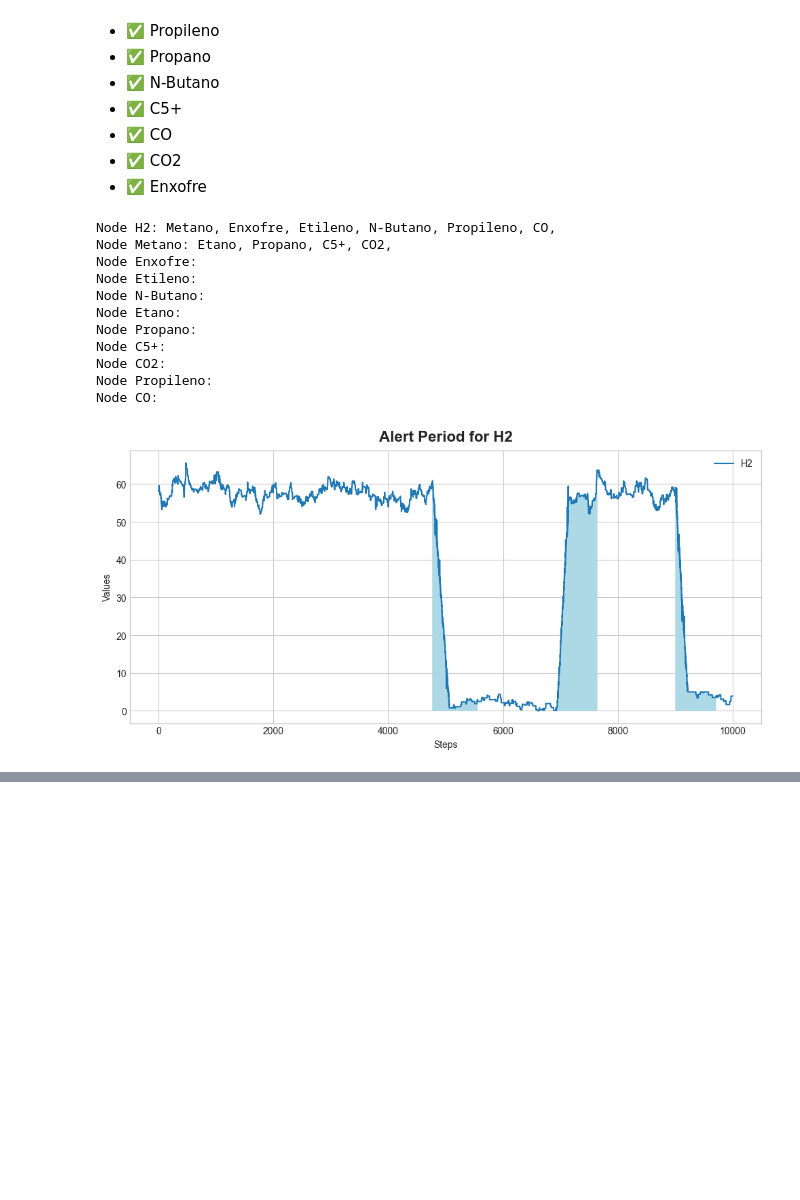
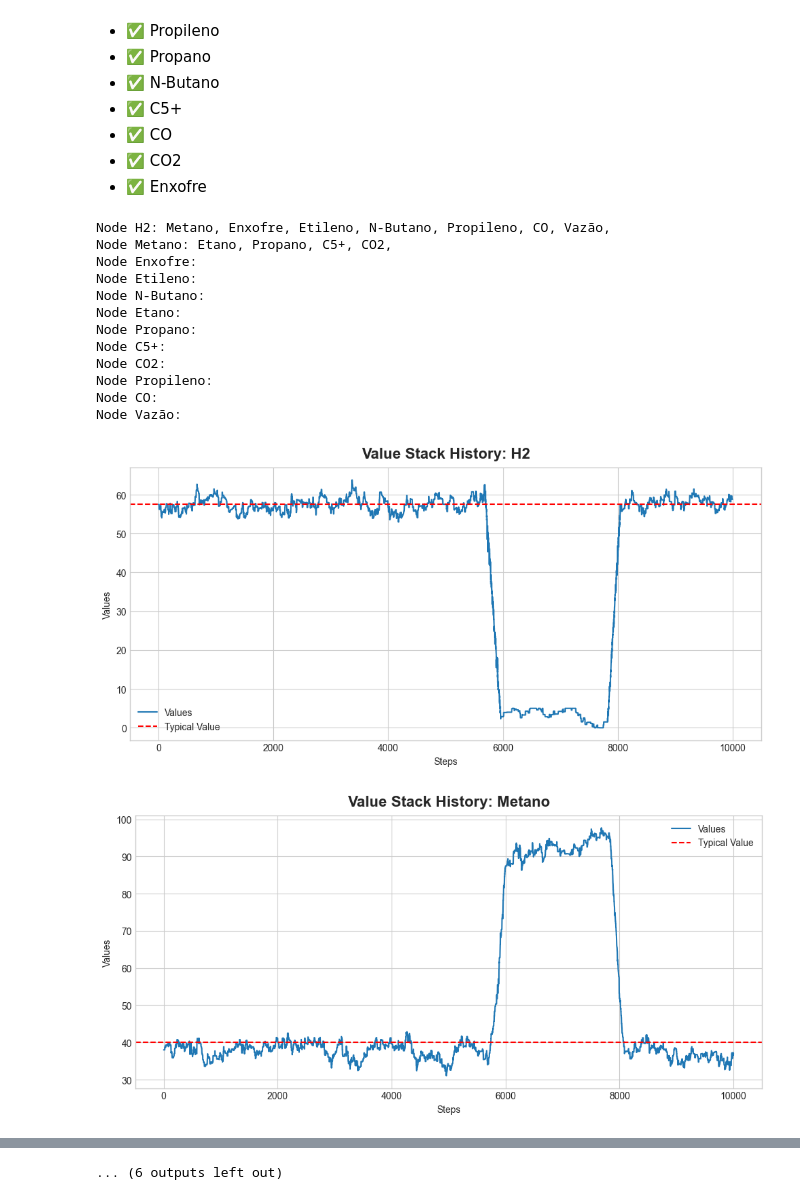
Before and after one commit to gust-vaz/IC_RL_project, a Jupyter notebook: simulador_draft.ipynb, the cells around one changed output, grey strips where cells are left out. Cells and saved outputs as stored; diff of their text form; code cells hidden in the pictures; blank space fills up the shorter version.

```diff
--- a/simulador_draft.ipynb
+++ b/simulador_draft.ipynb
@@ -171,8 +171,21 @@ relation10 = CorrelacaoDownGrowing(correlation=0.5,
                                    back_typical_prob=0.7,
                                    back_typical_range=(-0.02,0.02))
 
+vazao = LittleVariation(lower_bound=3,
+                       upper_bound=10,
+                       typical_value=7,
+                       name="Vazão",
+                       theta=1,
+                       steps_range=(5,10))
+relation11 = CorrelacaoGreatLittle(correlation=0.92,
+                                   typical_bias=0.1,
+                                   typical_bias_prob=0.5,
+                                   theta_prob=1,
+                                   amplifier=1.4,
+                                   holding_range=(20,30))
+
 # graph = Graph(random_seed=None)
-graph = Graph(random_seed=43)
+graph = Graph(random_seed=44)
 node1 = graph.add_node(H2)
 node2 = graph.add_node(Metano)
 graph.add_edge(root=node1, child=node2, strategy=relation1)
@@ -187,46 +200,55 @@ graph.add_edge(root=node2, child=node6, strategy=relation5)
 node7 = graph.add_node(Propano)
 graph.add_edge(root=node2, child=node7, strategy=relation6)
 node8 = graph.add_node(C5)
 graph.add_edge(root=node2, child=node8, strategy=relation7)
 node9 = graph.add_node(CO2)
 graph.add_edge(root=node2, child=node9, strategy=relation8)
 node10 = graph.add_node(Propileno)
 graph.add_edge(root=node1, child=node10, strategy=relation9)
 node11 = graph.add_node(CO)
 graph.add_edge(root=node1, child=node11, strategy=relation10)
+node12 = graph.add_node(vazao)
+graph.add_edge(root=node1, child=node12, strategy=relation11)
 
 graph.display()
 graph.simulate(10000)
 
+
+# graph.simulate(6000)
+node1.op.plot_history()
+node2.op.plot_history()
+node11.op.plot_history()
+node10.op.plot_history()
+node4.op.plot_history()
+node6.op.plot_history()
+node5.op.plot_history()
+node7.op.plot_history()
+node9.op.plot_history()
+node8.op.plot_history()
+node3.op.plot_history()
+node12.op.plot_history()
+
 alert_period = graph.generate_alert_period(n_unstable_steps=480)
 show_alert_period(alert_period=alert_period, node=node1)
 
-# graph.simulate(6000)
-# node1.op.show_history()
-# node2.op.show_history()
-# node3.op.show_history()
-# node4.op.show_history()
-# node5.op.show_history()
-# node6.op.show_history()
-# node7.op.show_history()
-# node8.op.show_history()
-# node9.op.show_history()
-# node10.op.show_history()
-
-# show_history(nodes=[node1])
+show_history(nodes=[node1], range=(5500,6000))
+show_history(nodes=[node2])
+show_history(nodes=[node1,node2])
 # show_history(nodes=[node10])
 # show_history(nodes=[node11])
-# show_sum_history(node1, node2)
+show_sum_history(node1, node2)
 # %% [output]
-Node H2: Metano, Enxofre, Etileno, N-Butano, Propileno, CO,
+Node H2: Metano, Enxofre, Etileno, N-Butano, Propileno, CO, Vazão,
 Node Metano: Etano, Propano, C5+, CO2,
 Node Enxofre:
 Node Etileno:
 Node N-Butano:
 Node Etano:
 Node Propano:
 Node C5+:
 Node CO2:
 Node Propileno:
 Node CO:
+Node Vazão:
-[figure, old version]
+[figure, new version]
+[figure, added]
@@ -232,0 +264 @@ Node CO:
+... (6 outputs left out)
```
Also changed, not shown: parts of 2 cells of this notebook, 4 other files.
